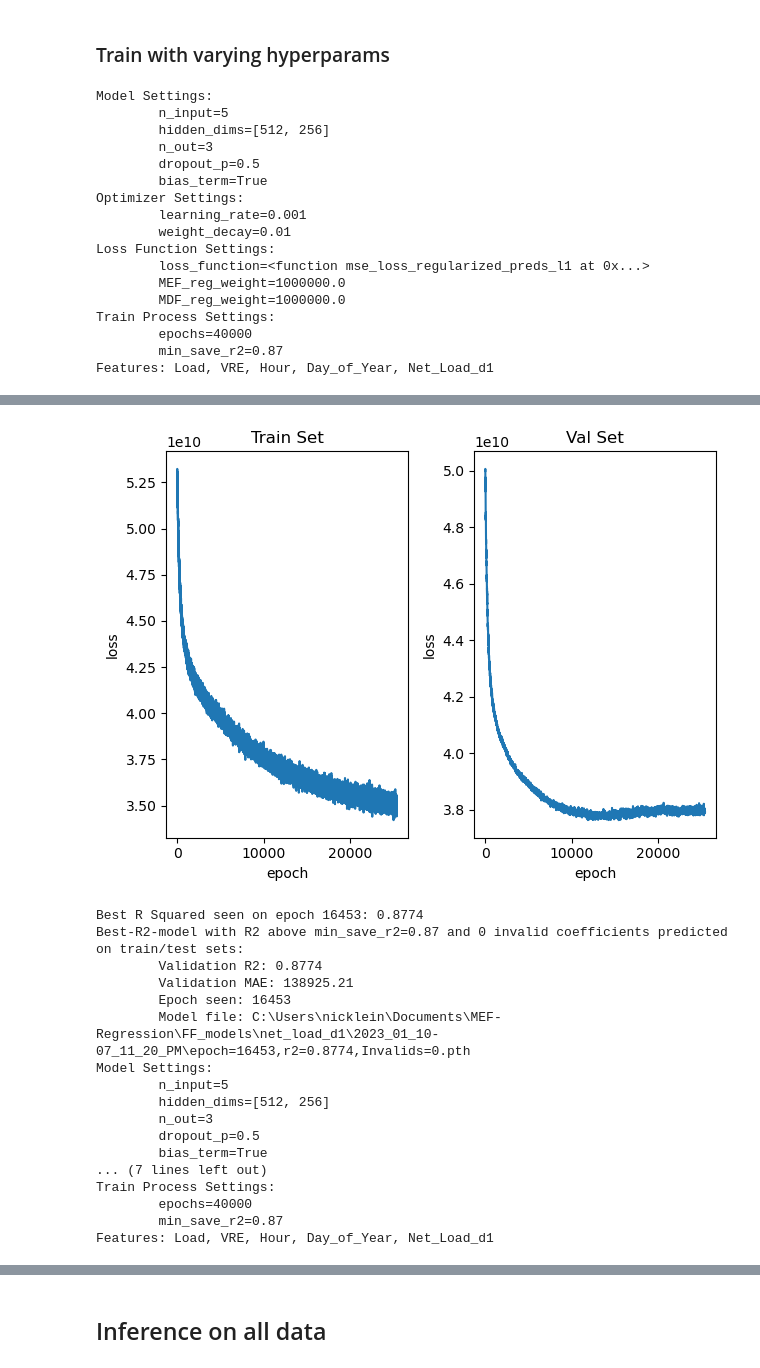
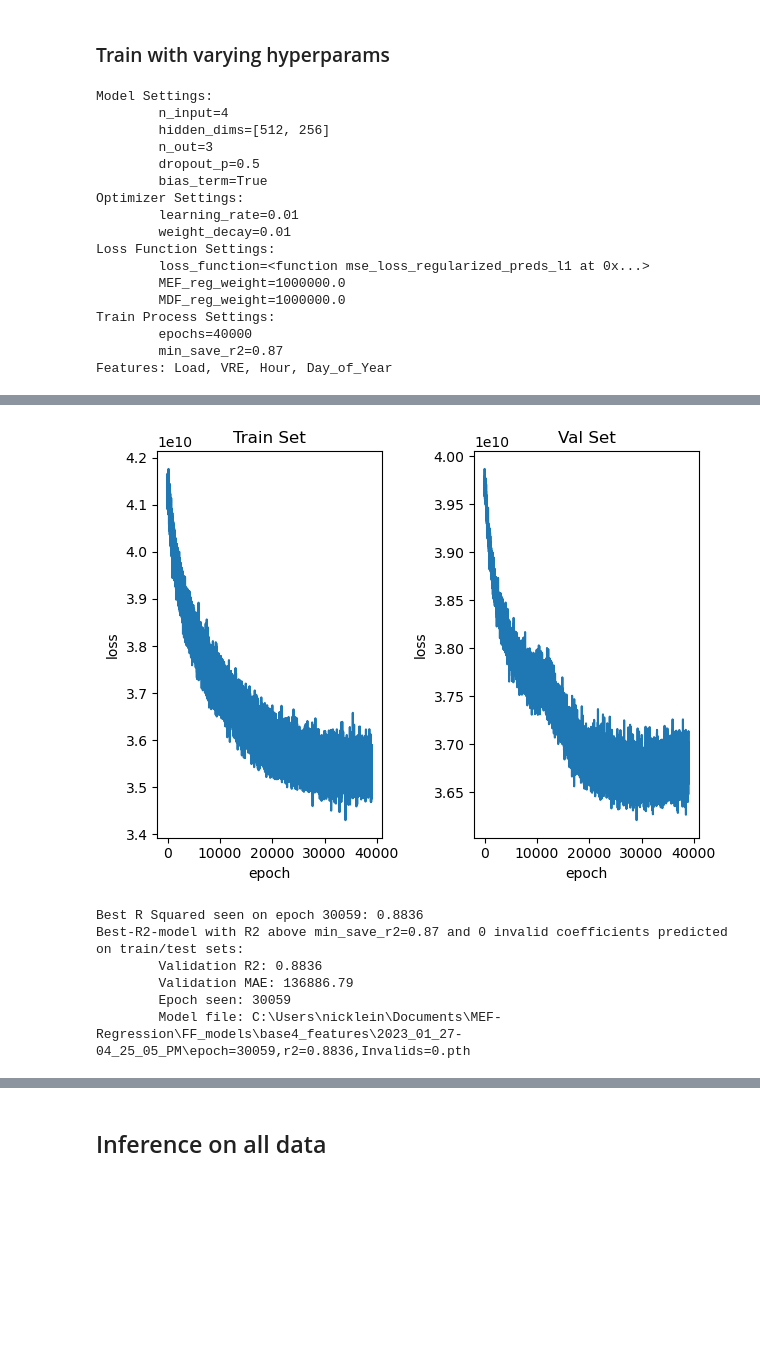
Before and after one commit to S3researchUSC/MEF-Regression, a Jupyter notebook: MLP_MEFs.ipynb, the cells around one changed output, grey strips where cells are left out. Drawn from its saved outputs; the diff is of its cells as text; code cells hidden in the pictures; blank space fills up the shorter version.

```diff
--- a/MLP_MEFs.ipynb
+++ b/MLP_MEFs.ipynb
@@ -70,10 +70,10 @@ CAISO_Data.loc[:,"Hour"] = CAISO_Data.index.hour
 # CAISO_Data.loc[:,"Load_d2"] = [np.nan, np.nan] + list(CAISO_Data.iloc[2:].loc[:,"Load_d1"].values - CAISO_Data.iloc[1:-1].loc[:,"Load_d1"].values)
 # CAISO_Data.loc[:,"VRE_d1"] = [np.nan] + list(CAISO_Data.iloc[1:].loc[:,"VRE"].values - CAISO_Data.iloc[:-1].loc[:,"VRE"].values)
 # CAISO_Data.loc[:,"VRE_d2"] = [np.nan, np.nan] + list(CAISO_Data.iloc[2:].loc[:,"VRE_d1"].values - CAISO_Data.iloc[1:-1].loc[:,"VRE_d1"].values)
-CAISO_Data.loc[:,"Net_Load_d1"] = [np.nan] + list(CAISO_Data.iloc[1:].loc[:,"Net Load"].values - CAISO_Data.iloc[:-1].loc[:,"Net Load"].values)
+#CAISO_Data.loc[:,"Net_Load_d1"] = [np.nan] + list(CAISO_Data.iloc[1:].loc[:,"Net Load"].values - CAISO_Data.iloc[:-1].loc[:,"Net Load"].values)
 # CAISO_Data.loc[:,"Net_Load_d2"] = [np.nan, np.nan] + list(CAISO_Data.iloc[2:].loc[:,"Net_Load_d1"].values - CAISO_Data.iloc[1:-1].loc[:,"Net_Load_d1"].values)
 # # Drop rows that don't have all features
-CAISO_Data = CAISO_Data.iloc[1:]
+#CAISO_Data = CAISO_Data.iloc[1:]
 
 
 num_samples = len(CAISO_Data)
@@ -104,7 +104,7 @@ feature_cols = ['Load', 'VRE', 'Hour', 'Day_of_Year']
 # feature_cols.extend(["delta_Load", "delta_VRE"])
 # feature_cols.extend([f"d_emissions_t-{i}" for i in prev_time_steps])
 # feature_cols.extend([f"Net_load_t-{i}" for i in prev_time_steps])
-feature_cols.extend(["Net_Load_d1"])
+# feature_cols.extend(["Net_Load_d1"])
 
 # specify x and y data #TODO seems like there may be some unnecessary operations here...
 train_x = torch.tensor(CAISO_train[feature_cols].values.astype(np.float32))
@@ -437,13 +377,13 @@ def train_model_with_params(train_x, val_x, CAISO_train, CAISO_val, n_out, hidde
 ### Train with varying hyperparams
 # %%
 hidden_dim_settings = [[512,256]]
-lrs = [.001, .003, .01]
-weight_decays = [.01, .03, .1]
+lrs = [.01]
+weight_decays = [.01]
 dropout_probs = [0.5]
 bias_term = True
 regularization_weights = [[1e6,1e6]]
 loss_function = mse_loss_regularized_preds_l1
-save_prefix = "net_load_d1"
+save_prefix = "base4_features"
 
 for hidden_dims in hidden_dim_settings:
     for lr in lrs:
@@ -454,13 +394,13 @@ for hidden_dims in hidden_dim_settings:
                                             loss_function, *reg_weights, bias_term, save_prefix, epochs=40000, min_save_r2=.87)
 # %% [output]
 Model Settings:
-        n_input=5
+        n_input=4
         hidden_dims=[512, 256]
         n_out=3
         dropout_p=0.5
         bias_term=True
 Optimizer Settings:
-        learning_rate=0.001
+        learning_rate=0.01
         weight_decay=0.01
 Loss Function Settings:
         loss_function=<function mse_loss_regularized_preds_l1 at 0x...>
@@ -469,5 +409,5 @@ Loss Function Settings:
 Train Process Settings:
         epochs=40000
         min_save_r2=0.87
-Features: Load, VRE, Hour, Day_of_Year, Net_Load_d1
+Features: Load, VRE, Hour, Day_of_Year
 [Epoch 0]
@@ -490,18 +430,7 @@ Early stopping as we haven't made an improvement on validation set in 10,000 epo
-[figure, old version]
+[figure, new version]
-Best R Squared seen on epoch 16453: 0.8774
+Best R Squared seen on epoch 30059: 0.8836
 Best-R2-model with R2 above min_save_r2=0.87 and 0 invalid coefficients predicted on train/test sets:
-        Validation R2: 0.8774
-        Validation MAE: 138925.21
-        Epoch seen: 16453
-        Model file: C:\Users\nicklein\Documents\MEF-Regression\FF_models\net_load_d1\2023_01_10-07_11_20_PM\epoch=16453,r2=0.8774,Invalids=0.pth
-Model Settings:
-        n_input=5
-        hidden_dims=[512, 256]
-        n_out=3
-        dropout_p=0.5
-        bias_term=True
-... (7 lines left out)
-Train Process Settings:
-        epochs=40000
-        min_save_r2=0.87
-Features: Load, VRE, Hour, Day_of_Year, Net_Load_d1
+        Validation R2: 0.8836
+        Validation MAE: 136886.79
+        Epoch seen: 30059
+        Model file: C:\Users\nicklein\Documents\MEF-Regression\FF_models\base4_features\2023_01_27-04_25_05_PM\epoch=30059,r2=0.8836,Invalids=0.pth
```
Also changed, not shown: parts of 16 cells of this notebook, 1 other file.
